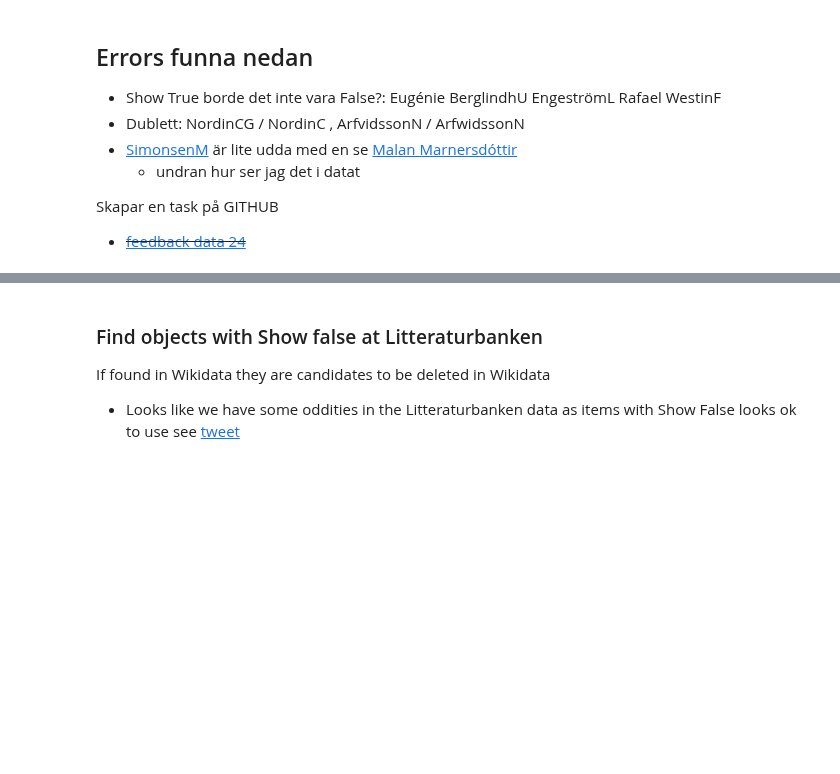
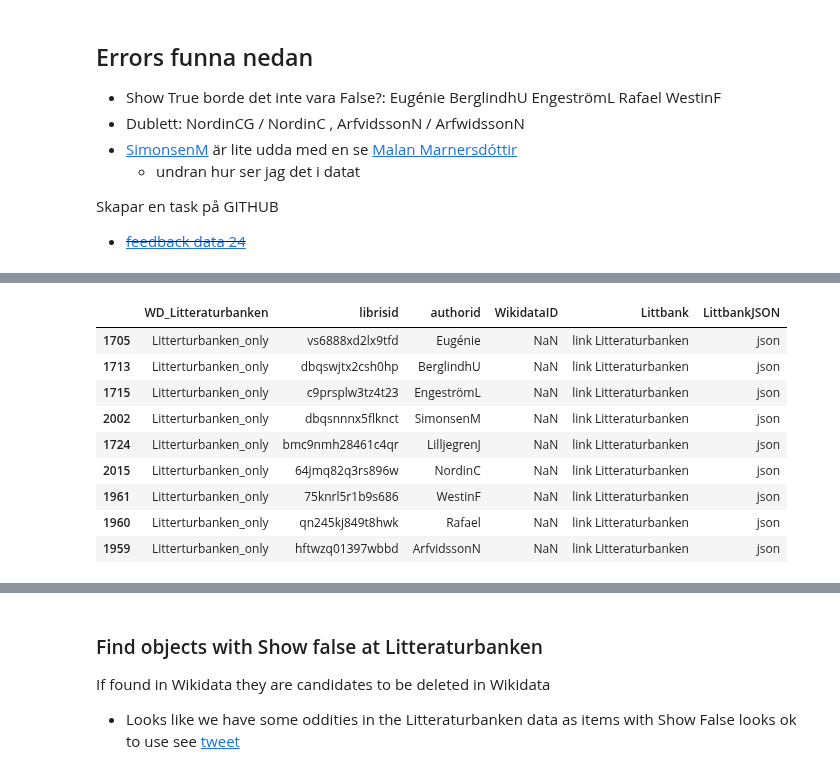
Before and after one commit to salgo60/open-data-examples, a Jupyter notebook: Litteraturbanken Author.ipynb, the cells around one changed output, grey strips where cells are left out. Drawn from its saved outputs; the diff is of its cells as text; code cells hidden in the pictures; blank space fills up the shorter version.

```diff
--- a/Litteraturbanken Author.ipynb
+++ b/Litteraturbanken Author.ipynb
@@ -611,3 +618,19 @@ Litterturbanken_only[Litterturbanken_only['librisid'].notnull()]
+# %%
+Litterturbanken_onlyW = Litterturbanken_only[Litterturbanken_only['librisid'].notnull()][{'WikidataID','authorid','WD_Litteraturbanken','librisid'}].copy()
+Litterturbanken_onlyW["Littbank"] = "<a href='https://litteraturbanken.se/f%C3%B6rfattare/" + Litterturbanken_only["authorid"] + "'>link Litteraturbanken</a>"
+Litterturbanken_onlyW["LittbankJSON"] = "<a href='https://litteraturbanken.se/api/get_author/" + Litterturbanken_only["authorid"] + "'>json</a>"
+HTML(Litterturbanken_onlyW.to_html(escape=False))
+# %% [output]
+|  | WD_Litteraturbanken | librisid | authorid | WikidataID | Littbank | LittbankJSON |
+| 1705 | Litterturbanken_only | vs6888xd2lx9tfd | Eugénie | NaN | link Litteraturbanken | json |
+| 1713 | Litterturbanken_only | dbqswjtx2csh0hp | BerglindhU | NaN | link Litteraturbanken | json |
+| 1715 | Litterturbanken_only | c9prsplw3tz4t23 | EngeströmL | NaN | link Litteraturbanken | json |
+| 2002 | Litterturbanken_only | dbqsnnnx5flknct | SimonsenM | NaN | link Litteraturbanken | json |
+| 1724 | Litterturbanken_only | bmc9nmh28461c4qr | LilljegrenJ | NaN | link Litteraturbanken | json |
+| 2015 | Litterturbanken_only | 64jmq82q3rs896w | NordinC | NaN | link Litteraturbanken | json |
+| 1961 | Litterturbanken_only | 75knrl5r1b9s686 | WestinF | NaN | link Litteraturbanken | json |
+| 1960 | Litterturbanken_only | qn245kj849t8hwk | Rafael | NaN | link Litteraturbanken | json |
+| 1959 | Litterturbanken_only | hftwzq01397wbbd | ArfvidssonN | NaN | link Litteraturbanken | json |
 # %%
 df[df['authorid_norm'].str.contains("ArfvidssonN")]
 # %% [output]
```
Also changed, not shown: parts of 6 cells of this notebook.
